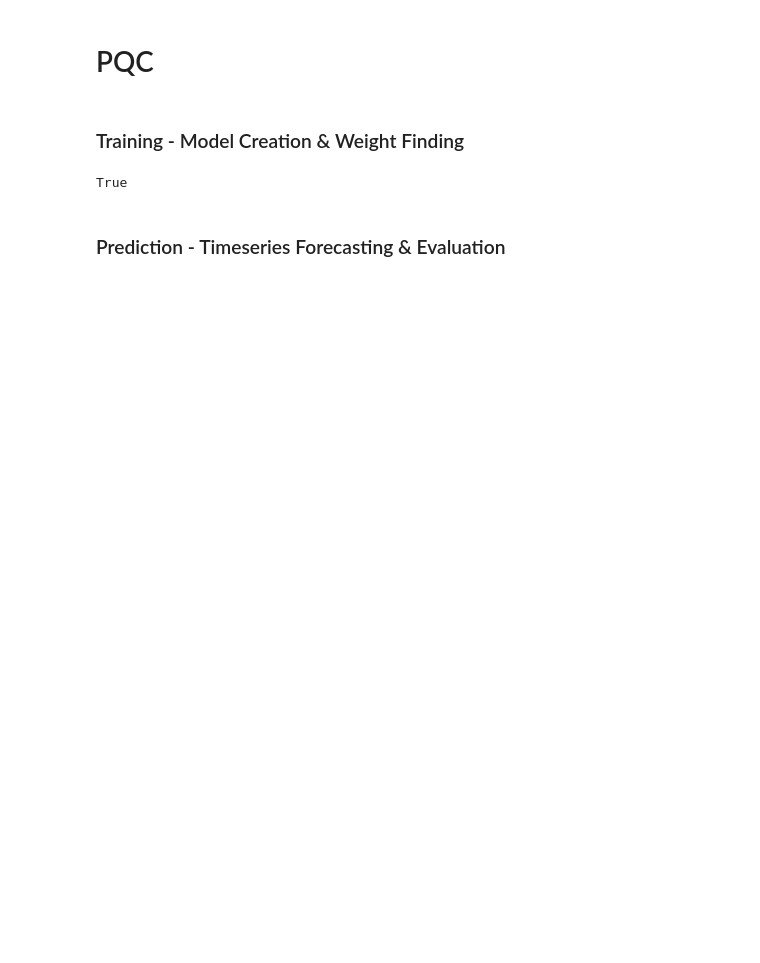
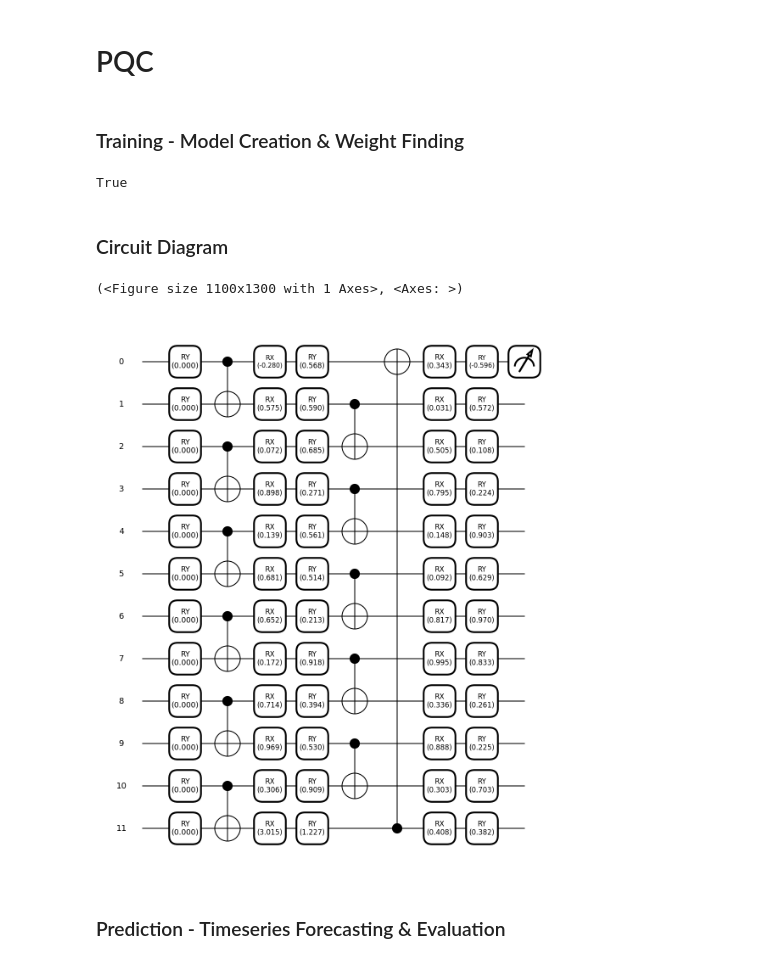
Before and after one commit to ElioDiNino/CPEN400Q-Project, a Jupyter notebook: src/demo.ipynb, the cells around one changed output. Drawn from its saved outputs; the diff is of its cells as text; code cells hidden in the pictures; blank space fills up the shorter version.

```diff
--- a/src/demo.ipynb
+++ b/src/demo.ipynb
@@ -173,5 +181,12 @@ pqc_model_cobyla.load_weights("../weights/pqc_cobyla.npy")
 # %% [output]
 True
+# %% [markdown]
+### Circuit Diagram
+# %%
+pqc_model_lbfgsb.draw_circuit()
+# %% [output]
+(<Figure size 1100x1300 with 1 Axes>, <Axes: >)
+[figure, added]
 # %% [markdown]
 ### Prediction - Timeseries Forecasting & Evaluation
 # %%
```
Also changed, not shown: parts of 17 cells of this notebook.
